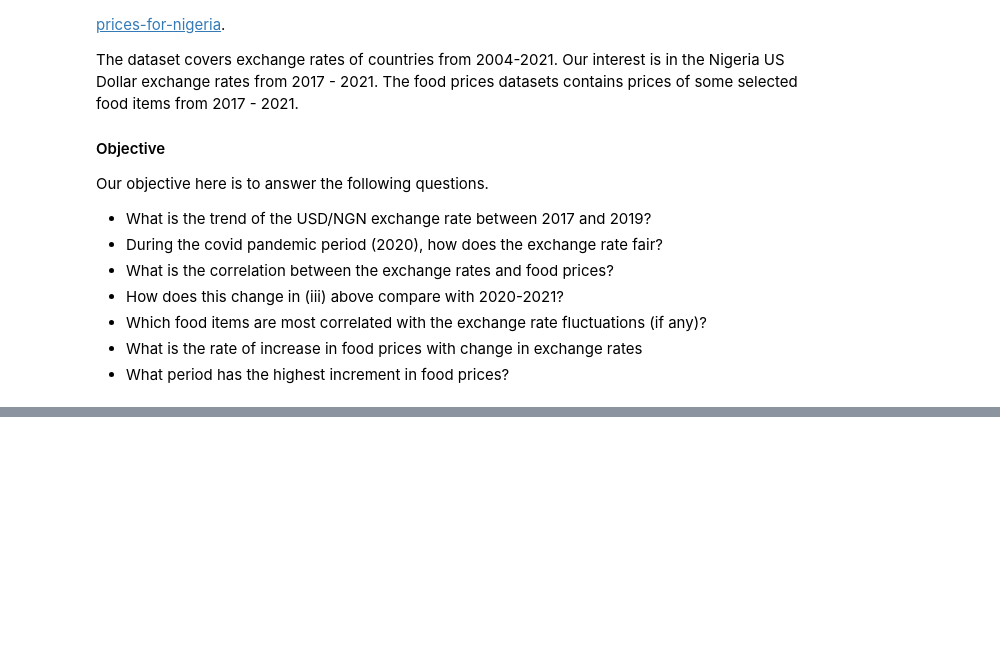
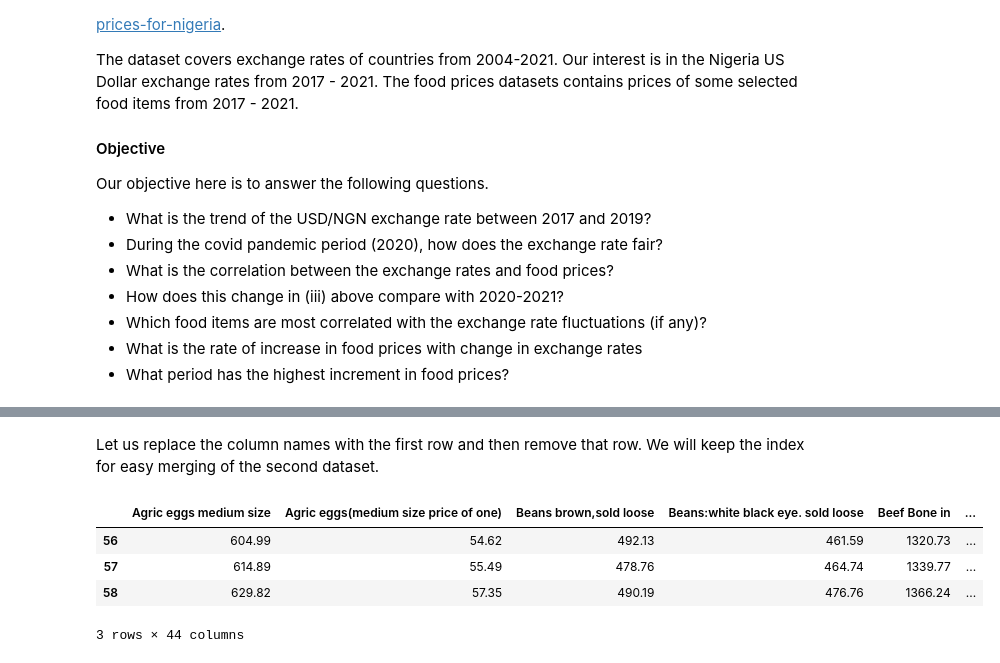
Before and after one commit to dchap27/exchange-rate-food-prices, a Jupyter notebook: food-prices-exch-rates.ipynb, the cells around one changed output, grey strips where cells are left out. Saved outputs shown, nothing was run; the diff lists cells and outputs as text; code cells hidden in the pictures; blank space fills up the shorter version.

```diff
--- a/food-prices-exch-rates.ipynb
+++ b/food-prices-exch-rates.ipynb
@@ -32,0 +69,8 @@ foodprices = pd.read_csv('./datasets/food_prices_ng.csv')
+# %%
+# Remove columns
+foodprices.drop(['Lowest', 'Highest',
+                 'Month-on-Month','Year-on-Year'],
+               axis=1, inplace=True)
+# Transpose the dataset
+foodprices = foodprices.T
+foodprices.head(3)
@@ -32,0 +83,24 @@ foodprices = pd.read_csv('./datasets/food_prices_ng.csv')
+# %%
+# Remove the last two redundant columns
+foodprices.drop([43,44], axis=1, inplace=True)
+# %% [markdown]
+Let us replace the column names with the first row and then remove that row. We will keep the index for easy merging of the second dataset.
+# %%
+# Retrieve the column names from the first row
+col_names = np.array(foodprices.loc['Item Labels'])
+# rename the columns appropriately
+foodprices.columns = col_names
+# remove the redundant first row
+foodprices.drop(['Item Labels'], axis=0, inplace=True)
+# %%
+# Reindex the data and add new column period
+foodprices['period'] = foodprices.index
+foodprices.index = pd.Index(np.arange(len(foodprices)))
+# %%
+foodprices.tail(3)
+# %% [output]
+|  | Agric eggs medium size | Agric eggs(medium size price of one) | Beans brown,sold loose | Beans:white black eye. sold loose | Beef Bone in | ... |
+| 56 | 604.99 | 54.62 | 492.13 | 461.59 | 1320.73 | ... |
+| 57 | 614.89 | 55.49 | 478.76 | 464.74 | 1339.77 | ... |
+| 58 | 629.82 | 57.35 | 490.19 | 476.76 | 1366.24 | ... |
+3 rows × 44 columns
```
Also changed, not shown: parts of 28 cells of this notebook, 1 other file.
